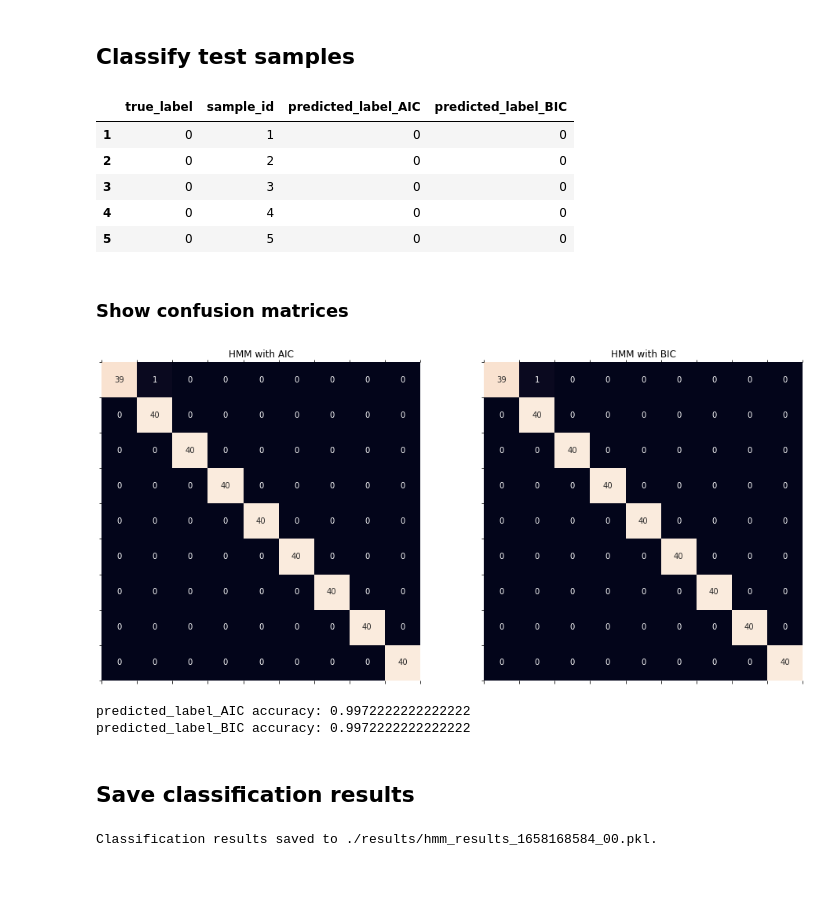
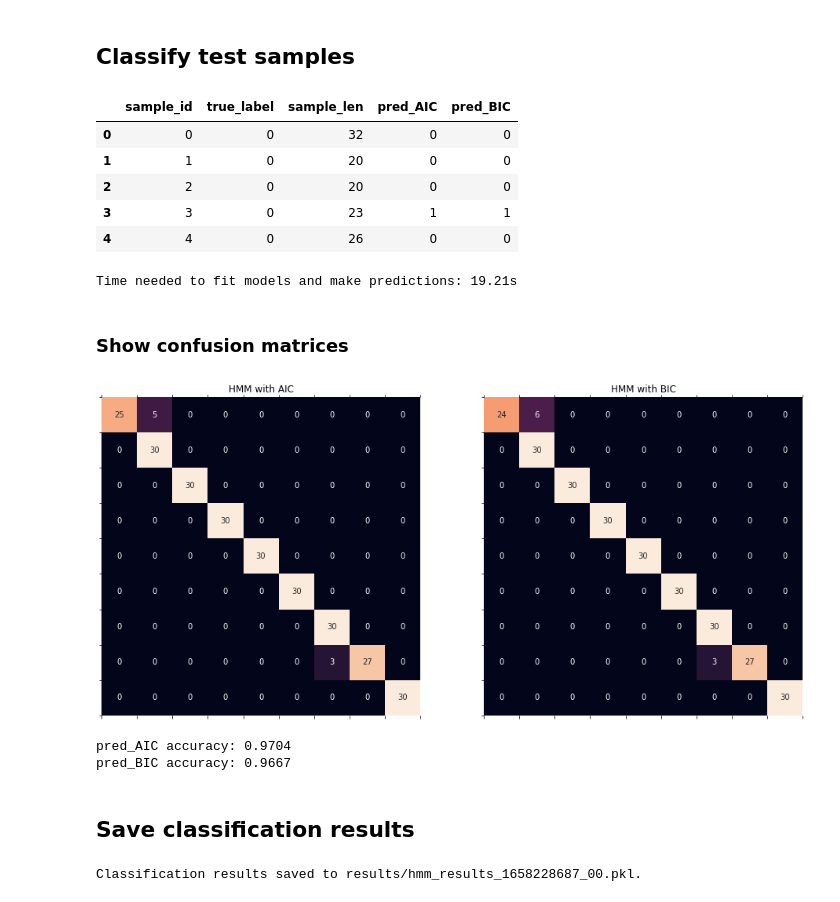
Before and after one commit to mkonopacka/HMM_DTW_v2, a Jupyter notebook: 02_hmm_classification.ipynb, the cells around one changed output. Drawn from its saved outputs; the diff is of its cells as text; code cells hidden in the pictures.

```diff
--- a/02_hmm_classification.ipynb
+++ b/02_hmm_classification.ipynb
@@ -19,10 +19,12 @@ from sklearn.metrics import confusion_matrix
 import matplotlib.pyplot as plt
 import seaborn as sns
 import utils
+import time
 
-DATA_PICKLE_FILE = "./data/generated_data_1658168584.pkl"
+RESULTS_DIR = "results"
+DATA_PICKLE_FILE = "generated_data/data_ntrain5_1658228687.pkl"
 SEARCH_SPACE = list(range(1,6)) # numbers of hidden states to try
-SPLIT_ID = 0
+SPLIT_ID = 0                    # indices of samples are grouped into train and test
 # %%
 def fit_with_known_no_hidden_states(samples: list[np.ndarray], no_hidden_states: int, trials: int) -> hmm.GaussianHMM:
     """Fit GaussianHMM when number of hidden states is known.
@@ -143,52 +144,64 @@ BIC seems better than AIC (no overfitting, too many hidden states in HMM is over
 test_df = labels_df.loc[test_samples_ids]
 int_ids = test_df.index.values.astype('int')
 test_samples = [all_X_samples[id] for id in int_ids]
+
+start = time.time()
 predictions_AIC = [classify_sample(X, fitted_models_AIC) for X in test_samples]
 predictions_BIC = [classify_sample(X, fitted_models_BIC) for X in test_samples]
+stop = time.time()
+classify_all_time = stop - start
 
 predictions_df = pd.DataFrame({
-    "predicted_label_AIC": predictions_AIC,
-    "predicted_label_BIC": predictions_BIC
+    "pred_AIC": predictions_AIC,
+    "pred_BIC": predictions_BIC
 }, index= test_df.index)
+
+classification_results = test_df.join(predictions_df)
+classification_results.head()
+# %% [output]
+|  | sample_id | true_label | sample_len | pred_AIC | pred_BIC |
+| 0 | 0 | 0 | 32 | 0 | 0 |
+| 1 | 1 | 0 | 20 | 0 | 0 |
+| 2 | 2 | 0 | 20 | 0 | 0 |
+| 3 | 3 | 0 | 23 | 1 | 1 |
+| 4 | 4 | 0 | 26 | 0 | 0 |
-# %%
-classification_results = test_df.join(predictions_df)
-classification_results.head()
-# %% [output]
-|  | true_label | sample_id | predicted_label_AIC | predicted_label_BIC |
-| 1 | 0 | 1 | 0 | 0 |
-| 2 | 0 | 2 | 0 | 0 |
-| 3 | 0 | 3 | 0 | 0 |
-| 4 | 0 | 4 | 0 | 0 |
-| 5 | 0 | 5 | 0 | 0 |
+# %%
+fit_predict_time = fit_AIC_BIC_time + classify_all_time
+print(f"Time needed to fit models and make predictions: {fit_predict_time:.2f}s")
+# %% [output]
+Time needed to fit models and make predictions: 19.21s
 # %% [markdown]
 ### Show confusion matrices
 # %%
 y_true = classification_results["true_label"]
-y_pred_AIC = classification_results["predicted_label_AIC"]
-y_pred_BIC = classification_results["predicted_label_BIC"]
+y_pred_AIC = classification_results["pred_AIC"]
+y_pred_BIC = classification_results["pred_BIC"]
 
 cm_AIC = confusion_matrix(y_true, y_pred_AIC)
 cm_BIC = confusion_matrix(y_true, y_pred_BIC)
 
 plt.rcParams["figure.figsize"] = (16, 8)
 plt.rcParams['font.size'] = 10
 fig, axes = plt.subplots(ncols = 2)
 sns.heatmap(cm_AIC, annot=True, fmt='g', ax=axes[0], cbar = False)
 axes[0].matshow(cm_AIC)
 axes[0].set_title("HMM with AIC")
 sns.heatmap(cm_BIC, annot=True, fmt='g', ax=axes[1], cbar = False)
 axes[1].matshow(cm_BIC)
 axes[1].set_title("HMM with BIC")
 plt.show()
 # %% [output]
-[figure, old version]
+[figure, new version]
-# %%
-true = classification_results["true_label"]
-for preds_col in classification_results.iloc[:,2:]:
-    print(f"{preds_col} accuracy: {utils.accuracy(true, classification_results[preds_col])}")
-# %% [output]
-predicted_label_AIC accuracy: 0.9972222222222222
-predicted_label_BIC accuracy: 0.9972222222222222
+# %%
+accuracies = dict()
+true = classification_results["true_label"]
+for col in utils.find_colnames_with(classification_results):
+    acc = utils.accuracy(true, classification_results[col])
+    accuracies[col] = acc
+    print(f"{col} accuracy: {acc:.4f}")
+# %% [output]
+pred_AIC accuracy: 0.9704
+pred_BIC accuracy: 0.9667
 # %% [markdown]
 ## Save classification results
 # %%
@@ -197,15 +210,18 @@ summary = {
     "data_filename": DATA_PICKLE_FILE,
     "time_index": time_index,
     "split_id": SPLIT_ID,
-    "results_df": classification_results
+    "results_df": classification_results,
+    "accuracies": accuracies,
+    "total_time": fit_predict_time
 }
 
 split_id_str = str(SPLIT_ID)
 if len(split_id_str) == 1:
     split_id_str = "0" + split_id_str
-output_filename = f"./results/hmm_results_{time_index}_{split_id_str}.pkl"
-with open(output_filename, 'wb') as f:
+
+output_path = f"{RESULTS_DIR}/hmm_results_{time_index}_{split_id_str}.pkl"
+with open(output_path, 'wb') as f:
     pickle.dump(summary, f)
-    print(f"Classification results saved to {output_filename}.")
+    print(f"Classification results saved to {output_path}.")
 # %% [output]
-Classification results saved to ./results/hmm_results_1658168584_00.pkl.
+Classification results saved to results/hmm_results_1658228687_00.pkl.
```
Also changed, not shown: parts of 6 cells of this notebook, 4 other files.
